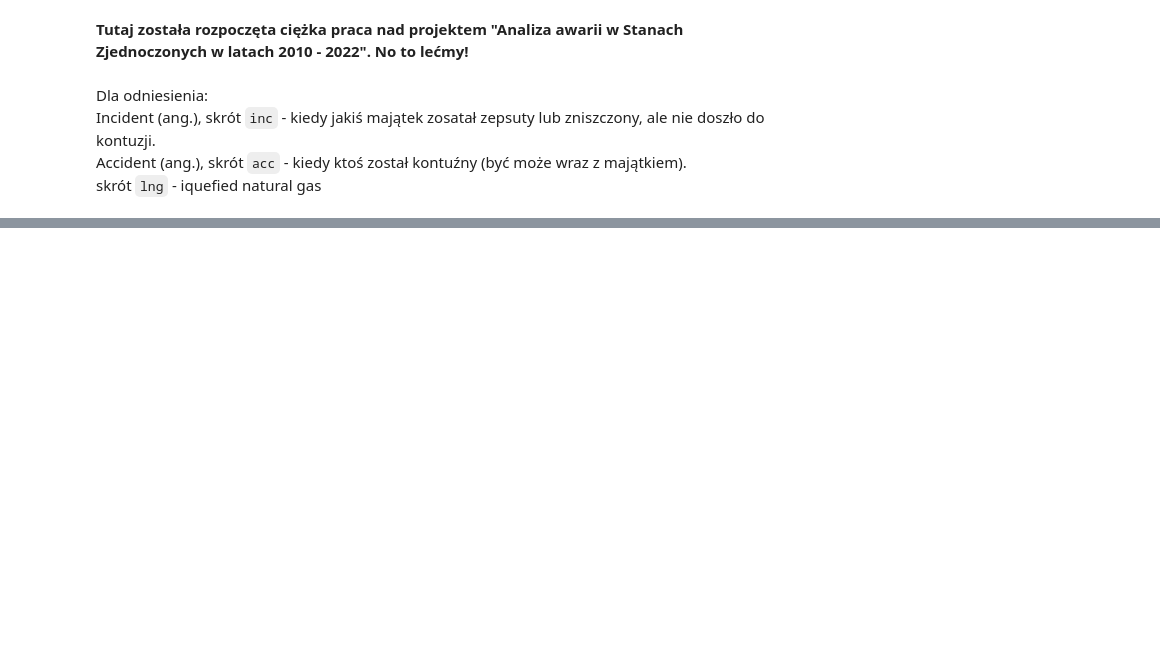
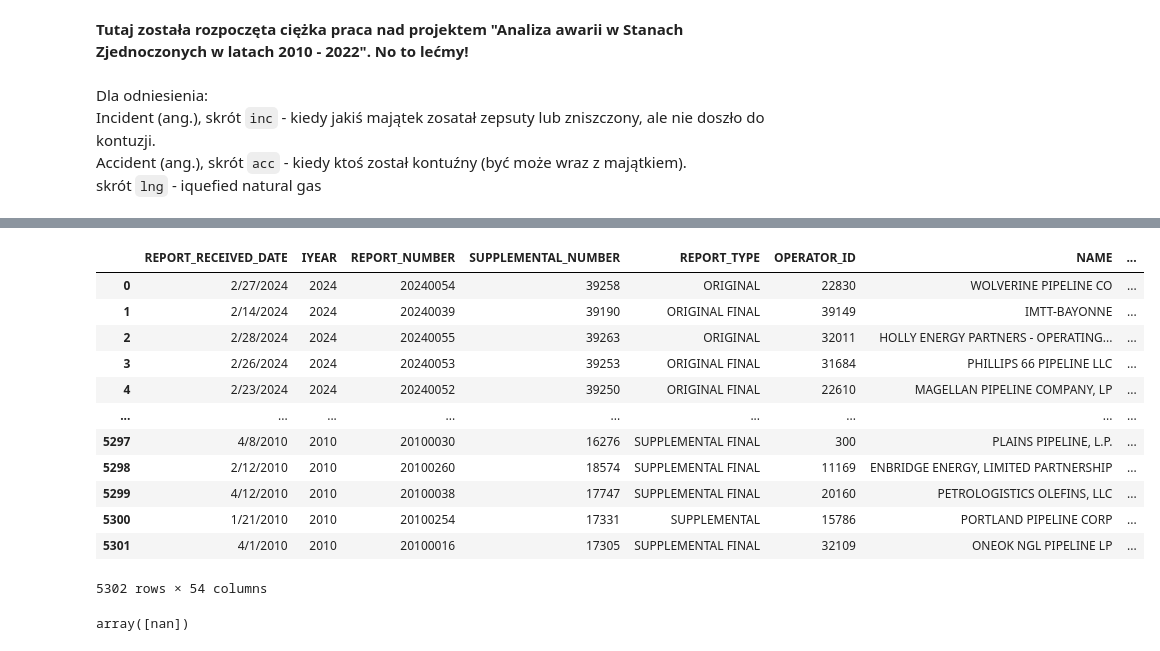
Before and after one commit to iivansmaliakou/ED-awarie, a Jupyter notebook: main.ipynb, the cells around one changed output, grey strips where cells are left out. Saved outputs shown, nothing was run; the diff lists cells and outputs as text; code cells hidden in the pictures; blank space fills up the shorter version.

```diff
--- a/main.ipynb
+++ b/main.ipynb
@@ -73,0 +80,22 @@ inc_lng_ds
+# %%
+valuable_columns = acc_hazardous_liquid_ds.isna().apply(lambda row: row.sum()/row.size, axis=0).nsmallest(55).index[1:]
+# %%
+acc_hazardous_liquid_ds[valuable_columns]
+# %% [output]
+|  | REPORT_RECEIVED_DATE | IYEAR | REPORT_NUMBER | SUPPLEMENTAL_NUMBER | REPORT_TYPE | OPERATOR_ID | NAME | ... |
+| 0 | 2/27/2024 | 2024 | 20240054 | 39258 | ORIGINAL | 22830 | WOLVERINE PIPELINE CO | ... |
+| 1 | 2/14/2024 | 2024 | 20240039 | 39190 | ORIGINAL FINAL | 39149 | IMTT-BAYONNE | ... |
+| 2 | 2/28/2024 | 2024 | 20240055 | 39263 | ORIGINAL | 32011 | HOLLY ENERGY PARTNERS - OPERATING... | ... |
+| 3 | 2/26/2024 | 2024 | 20240053 | 39253 | ORIGINAL FINAL | 31684 | PHILLIPS 66 PIPELINE LLC | ... |
+| 4 | 2/23/2024 | 2024 | 20240052 | 39250 | ORIGINAL FINAL | 22610 | MAGELLAN PIPELINE COMPANY, LP | ... |
+| ... | ... | ... | ... | ... | ... | ... | ... | ... |
+| 5297 | 4/8/2010 | 2010 | 20100030 | 16276 | SUPPLEMENTAL FINAL | 300 | PLAINS PIPELINE, L.P. | ... |
+| 5298 | 2/12/2010 | 2010 | 20100260 | 18574 | SUPPLEMENTAL FINAL | 11169 | ENBRIDGE ENERGY, LIMITED PARTNERSHIP | ... |
+| 5299 | 4/12/2010 | 2010 | 20100038 | 17747 | SUPPLEMENTAL FINAL | 20160 | PETROLOGISTICS OLEFINS, LLC | ... |
+| 5300 | 1/21/2010 | 2010 | 20100254 | 17331 | SUPPLEMENTAL | 15786 | PORTLAND PIPELINE CORP | ... |
+| 5301 | 4/1/2010 | 2010 | 20100016 | 17305 | SUPPLEMENTAL FINAL | 32109 | ONEOK NGL PIPELINE LP | ... |
+5302 rows × 54 columns
+# %%
+acc_hazardous_liquid_ds.loc[:, 'BLEND_DETAILS'].unique()
+# %% [output]
+array([nan])
```
Also changed, not shown: parts of 6 cells of this notebook, 1 other file.
